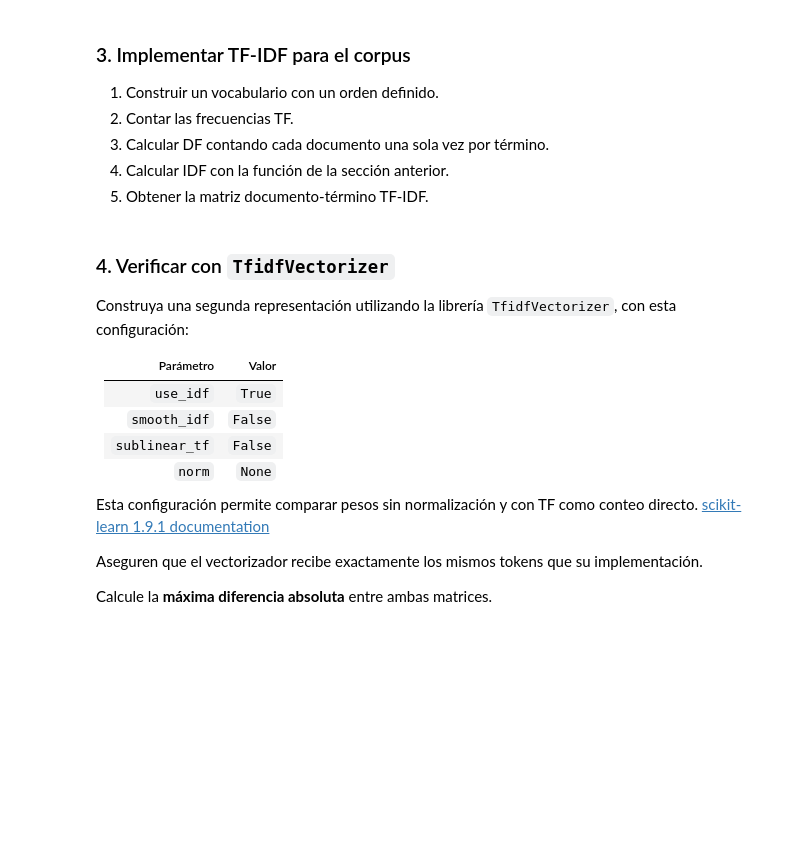
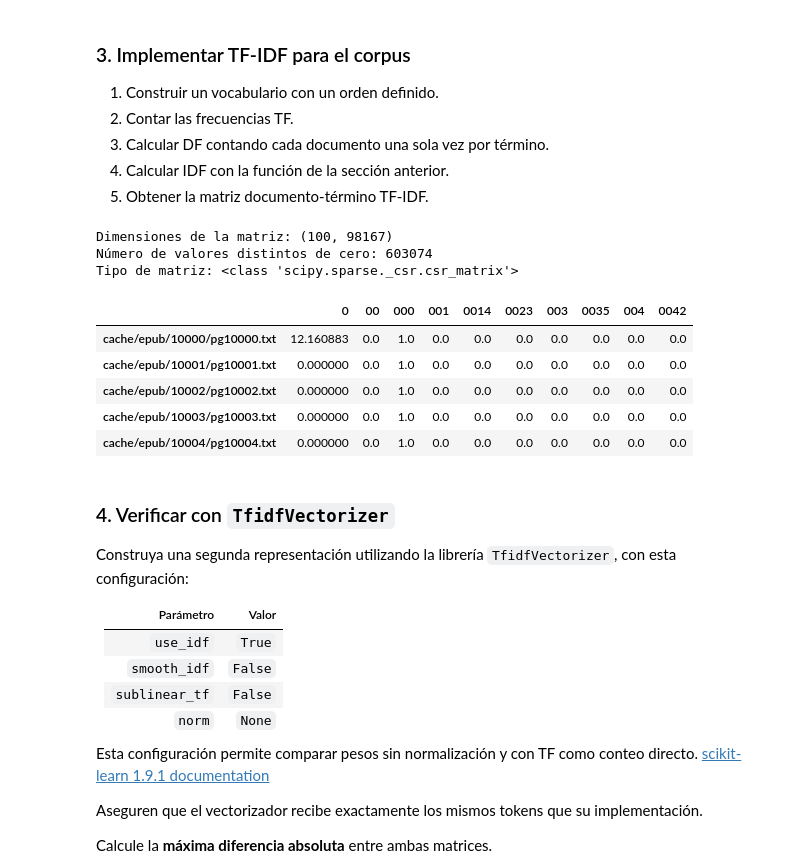
Before and after one commit to Handresth404/Recuperacion-de-Informacion, a Jupyter notebook: Unidad 1/03/03_vectorsearch.ipynb, the cells around one changed output. Cells and saved outputs as stored; diff of their text form; code cells hidden in the pictures; blank space fills up the shorter version.

```diff
--- a/Unidad 1/03/03_vectorsearch.ipynb
+++ b/Unidad 1/03/03_vectorsearch.ipynb
@@ -60,3 +245,66 @@ Aquí, $f(t,d)$ es el número de apariciones y $N$ el número de documentos.
+# %%
+# Construir el vocabulario ordenado
+vocabulario_ordenado = sorted(df_terminos.keys())
+
+# Crear un índice para cada término
+indice_terminos = {
+    termino: i
+    for i, termino in enumerate(vocabulario_ordenado)
+}
+
+# Mantener el orden de los documentos
+nombres_documentos = list(documentos.keys())
+
+# Calcular IDF para todos los términos
+idf_terminos = {
+    termino: calcular_idf(termino)
+    for termino in vocabulario_ordenado
+}
+
+# Construir la matriz TF-IDF
+filas = []
+columnas = []
+valores = []
+
+for i, nombre in enumerate(nombres_documentos):
+    for termino, frecuencia in tf_documentos[nombre].items():
+
+        j = indice_terminos[termino]
+        tfidf = frecuencia * idf_terminos[termino]
+
+        filas.append(i)
+        columnas.append(j)
+        valores.append(tfidf)
+
+# Crear matriz dispersa
+matriz_tfidf = csr_matrix(
+    (valores, (filas, columnas)),
+    shape=(len(nombres_documentos), len(vocabulario_ordenado))
+)
+
+# Mostrar información de la matriz
+print("Dimensiones de la matriz:", matriz_tfidf.shape)
+print("Número de valores distintos de cero:", matriz_tfidf.nnz)
+print("Tipo de matriz:", type(matriz_tfidf))
+
+# Mostrar una pequeña parte de la matriz
+tabla_matriz = pd.DataFrame(
+    matriz_tfidf[:5, :10].toarray(),
+    index=nombres_documentos[:5],
+    columns=vocabulario_ordenado[:10]
+)
+
+display(tabla_matriz)
+# %% [output]
+Dimensiones de la matriz: (100, 98167)
+Número de valores distintos de cero: 603074
+Tipo de matriz: <class 'scipy.sparse._csr.csr_matrix'>
+|  | 0 | 00 | 000 | 001 | 0014 | 0023 | 003 | 0035 | 004 | 0042 |
+| cache/epub/10000/pg10000.txt | 12.160883 | 0.0 | 1.0 | 0.0 | 0.0 | 0.0 | 0.0 | 0.0 | 0.0 | 0.0 |
+| cache/epub/10001/pg10001.txt | 0.000000 | 0.0 | 1.0 | 0.0 | 0.0 | 0.0 | 0.0 | 0.0 | 0.0 | 0.0 |
+| cache/epub/10002/pg10002.txt | 0.000000 | 0.0 | 1.0 | 0.0 | 0.0 | 0.0 | 0.0 | 0.0 | 0.0 | 0.0 |
+| cache/epub/10003/pg10003.txt | 0.000000 | 0.0 | 1.0 | 0.0 | 0.0 | 0.0 | 0.0 | 0.0 | 0.0 | 0.0 |
+| cache/epub/10004/pg10004.txt | 0.000000 | 0.0 | 1.0 | 0.0 | 0.0 | 0.0 | 0.0 | 0.0 | 0.0 | 0.0 |
 # %% [markdown]
 ### 4. Verificar con `TfidfVectorizer`
 
```
Also changed, not shown: parts of 11 cells of this notebook.
